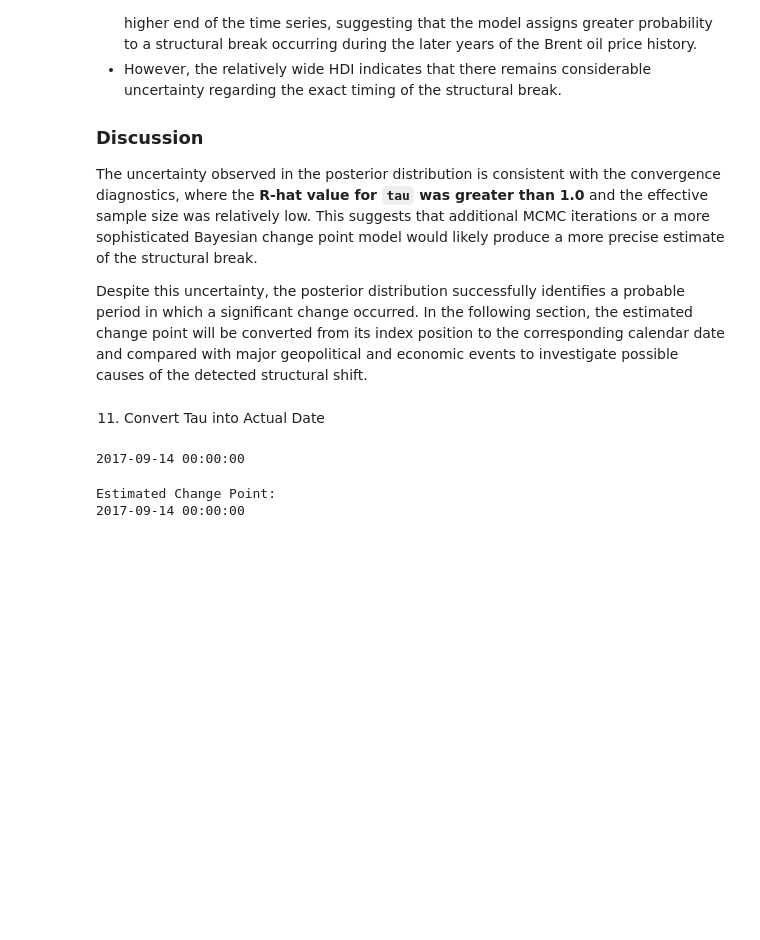
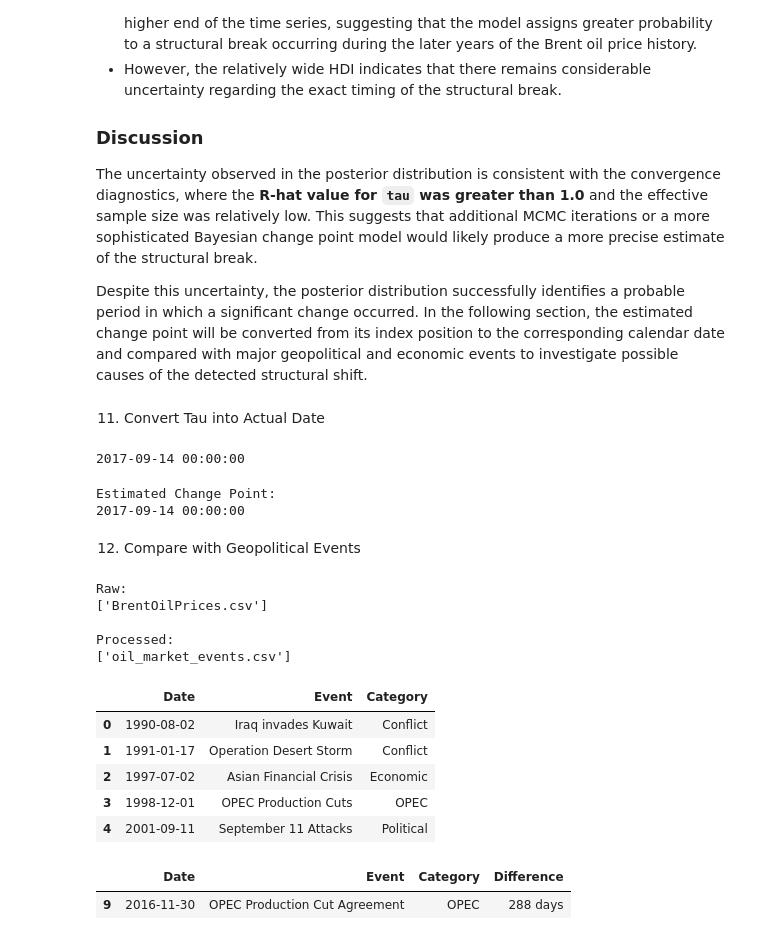
Before and after one commit to Lalisecf/brent-oil-change-point-analysis-week10, a Jupyter notebook: notebooks/task2_change_point_model.ipynb, the cells around one changed output. Saved outputs shown, nothing was run; the diff lists cells and outputs as text; code cells hidden in the pictures; blank space fills up the shorter version.

Commit message:
Associate detected change point with geopolitical events

```diff
--- a/notebooks/task2_change_point_model.ipynb
+++ b/notebooks/task2_change_point_model.ipynb
@@ -340,3 +340,44 @@ print(change_date)
 # %% [output]
 Estimated Change Point:
 2017-09-14 00:00:00
+# %% [markdown]
+12. Compare with Geopolitical Events
+# %%
+import os
+
+print("Raw:")
+print(os.listdir("../data/raw"))
+
+print("\nProcessed:")
+print(os.listdir("../data/processed"))
+# %% [output]
+Raw:
+['BrentOilPrices.csv']
+
+Processed:
+['oil_market_events.csv']
+# %%
+events = pd.read_csv("../data/processed/oil_market_events.csv")
+
+events["Date"] = pd.to_datetime(events["Date"])
+
+events.head()
+# %% [output]
+|  | Date | Event | Category |
+| 0 | 1990-08-02 | Iraq invades Kuwait | Conflict |
+| 1 | 1991-01-17 | Operation Desert Storm | Conflict |
+| 2 | 1997-07-02 | Asian Financial Crisis | Economic |
+| 3 | 1998-12-01 | OPEC Production Cuts | OPEC |
+| 4 | 2001-09-11 | September 11 Attacks | Political |
+# %%
+#Find nearest event
+events["Difference"] = (
+    abs(events["Date"] - change_date)
+)
+
+nearest = events.sort_values("Difference").head(1)
+
+nearest
+# %% [output]
+|  | Date | Event | Category | Difference |
+| 9 | 2016-11-30 | OPEC Production Cut Agreement | OPEC | 288 days |
```
Also changed, not shown: parts of 1 cell of this notebook.
